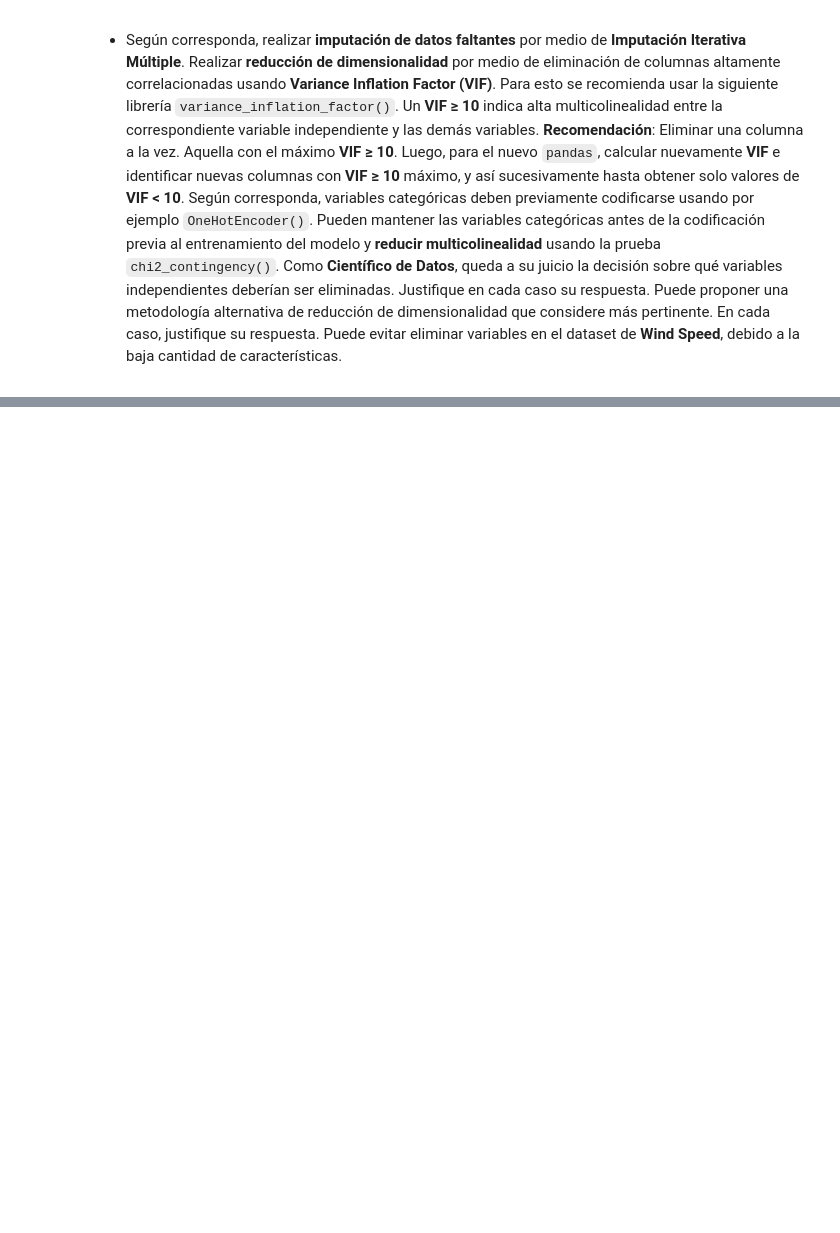
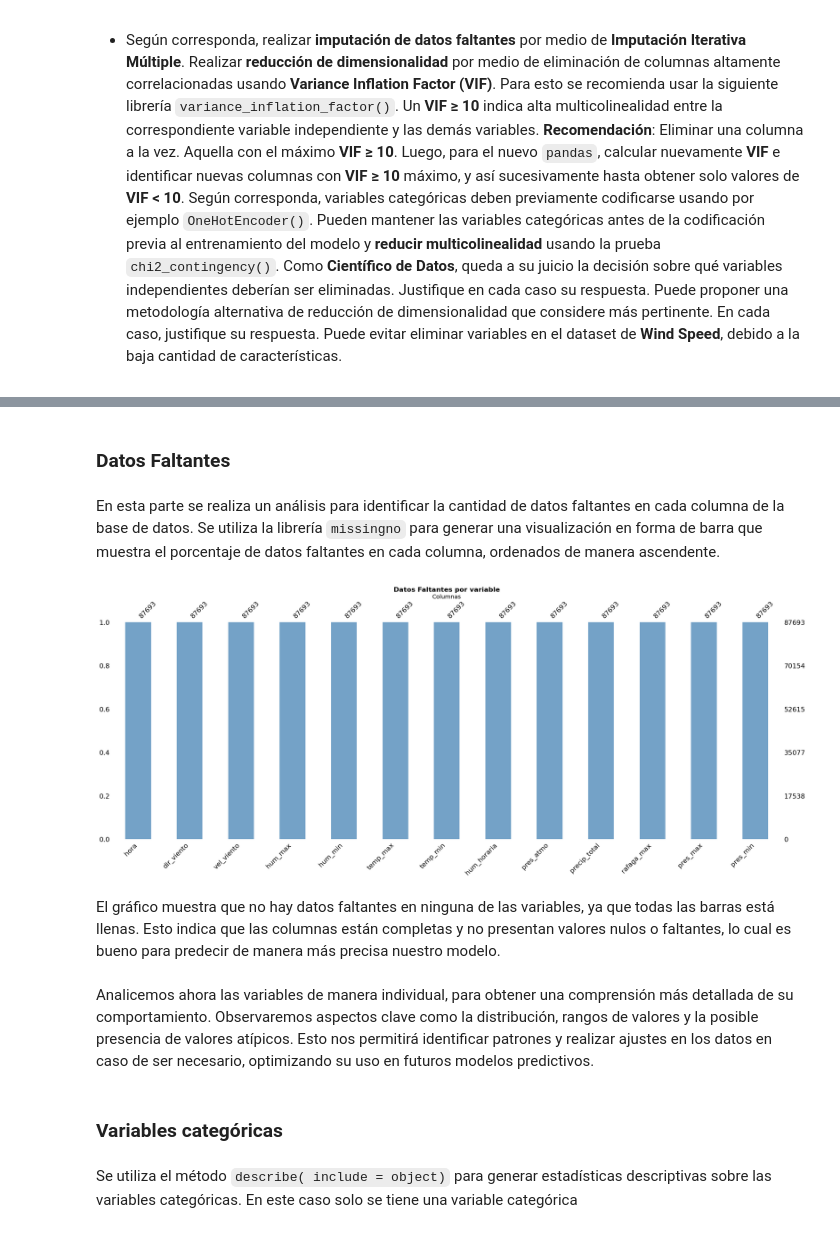
Before and after one commit to kmarcela11/Parcial2_MachineLearning, a Jupyter notebook: _sources/Ejercicio1.ipynb, the cells around one changed output, grey strips where cells are left out. Saved outputs shown, nothing was run; the diff lists cells and outputs as text; code cells hidden in the pictures; blank space fills up the shorter version.

```diff
--- a/_sources/Ejercicio1.ipynb
+++ b/_sources/Ejercicio1.ipynb
@@ -37,0 +137,14 @@ data
+# %%
+columnas = {'HORA (UTC)': 'hora',
+    'VENTO, DIREï¿½ï¿½O HORARIA (gr) (ï¿½ (gr))': 'dir_viento',
+    'VENTO, VELOCIDADE HORARIA (m/s)': 'vel_viento',
+    'UMIDADE REL. MAX. NA HORA ANT. (AUT) (%)': 'hum_max',
+    'UMIDADE REL. MIN. NA HORA ANT. (AUT) (%)': 'hum_min',
+    'TEMPERATURA Mï¿½XIMA NA HORA ANT. (AUT) (ï¿½C)': 'temp_max',
+    'TEMPERATURA Mï¿½NIMA NA HORA ANT. (AUT) (ï¿½C)': 'temp_min',
+    'UMIDADE RELATIVA DO AR, HORARIA (%)': 'hum_horaria',
+    'PRESSAO ATMOSFERICA AO NIVEL DA ESTACAO, HORARIA (mB)': 'pres_atmo',
+    'PRECIPITAï¿½ï¿½O TOTAL, HORï¿½RIO (mm)': 'precip_total',
+    'VENTO, RAJADA MAXIMA (m/s)': 'rafaga_max',
+    'PRESSï¿½O ATMOSFERICA MAX.NA HORA ANT. (AUT) (mB)': 'pres_max',
+    'PRESSï¿½O ATMOSFERICA MIN. NA HORA ANT. (AUT) (mB)': 'pres_min'}
@@ -37,0 +153,2 @@ data
+# %%
+data = data.rename(columns = columnas)
@@ -37,0 +202,22 @@ data
+# %% [markdown]
+### **Datos Faltantes**
+# %% [markdown]
+En esta parte se realiza un análisis para identificar la cantidad de datos faltantes en cada columna de la base de datos. Se utiliza la librería `missingno` para generar una visualización en forma de barra que muestra el porcentaje de datos faltantes en cada columna, ordenados de manera ascendente.
+# %%
+msno.bar(data, color = "#74A2C7", sort = 'ascending')
+plt.title('Datos Faltantes por variable', fontsize = 16, fontweight = 'bold')
+plt.xlabel('Columnas', fontsize = 14)
+plt.ylabel('Porcentaje de Datos Faltantes', fontsize = 14)
+plt.xticks(rotation = 45)
+plt.tight_layout()
+plt.show()
+# %% [output]
+[figure, added]
+# %% [markdown]
+El gráfico muestra que no hay datos faltantes en ninguna de las variables, ya que todas las barras está llenas. Esto indica que las columnas están completas y no presentan valores nulos o faltantes, lo cual es bueno para predecir de manera más precisa nuestro modelo.
+# %% [markdown]
+Analicemos ahora las variables de manera individual, para obtener una comprensión más detallada de su comportamiento. Observaremos aspectos clave como la distribución, rangos de valores y la posible presencia de valores atípicos. Esto nos permitirá identificar patrones y realizar ajustes en los datos en caso de ser necesario, optimizando su uso en futuros modelos predictivos.
+# %% [markdown]
+### **Variables categóricas**
+# %% [markdown]
+Se utiliza el método `describe( include = object)` para generar estadísticas descriptivas sobre las variables categóricas. En este caso solo se tiene una variable categórica
```
Also changed, not shown: parts of 134 cells of this notebook, 25 other files.
